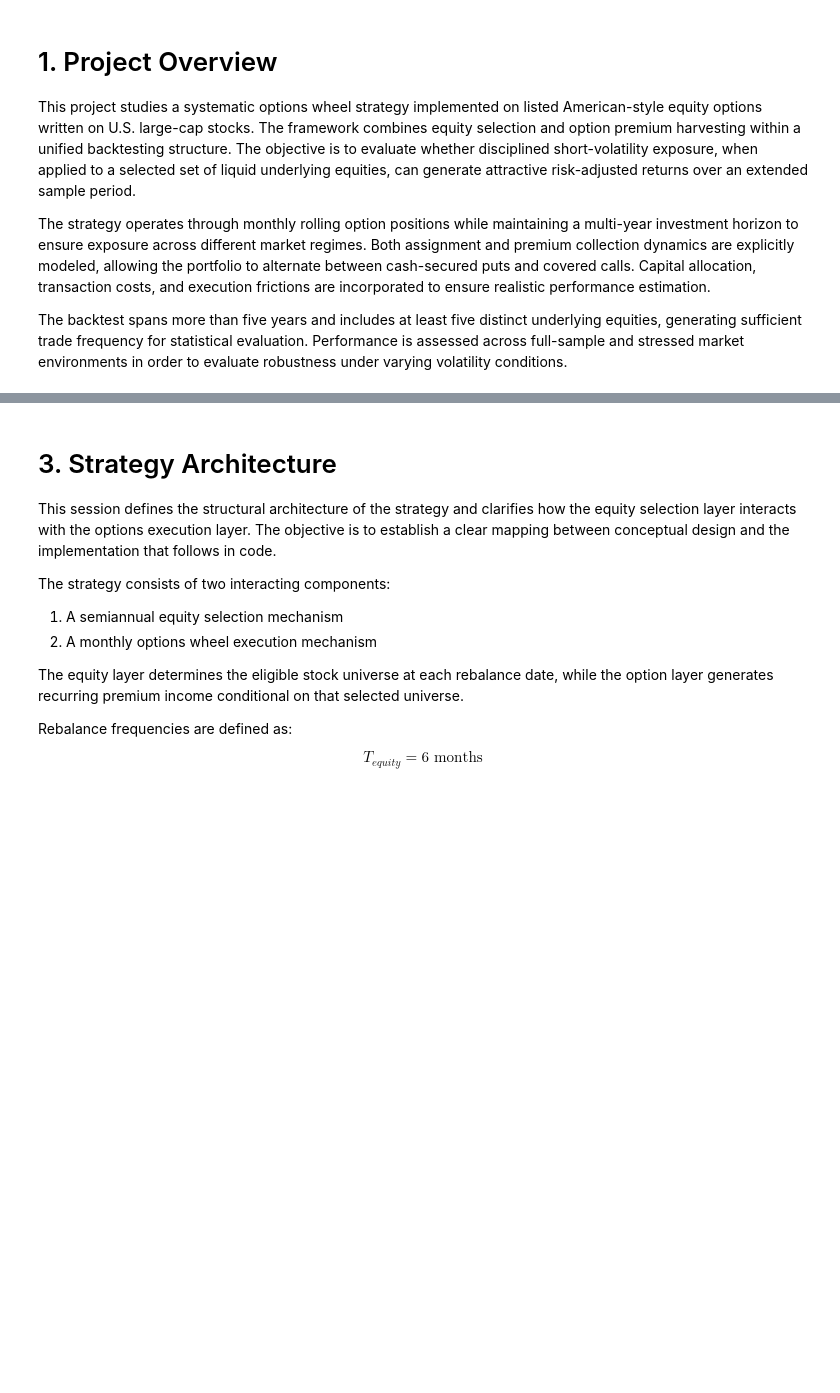
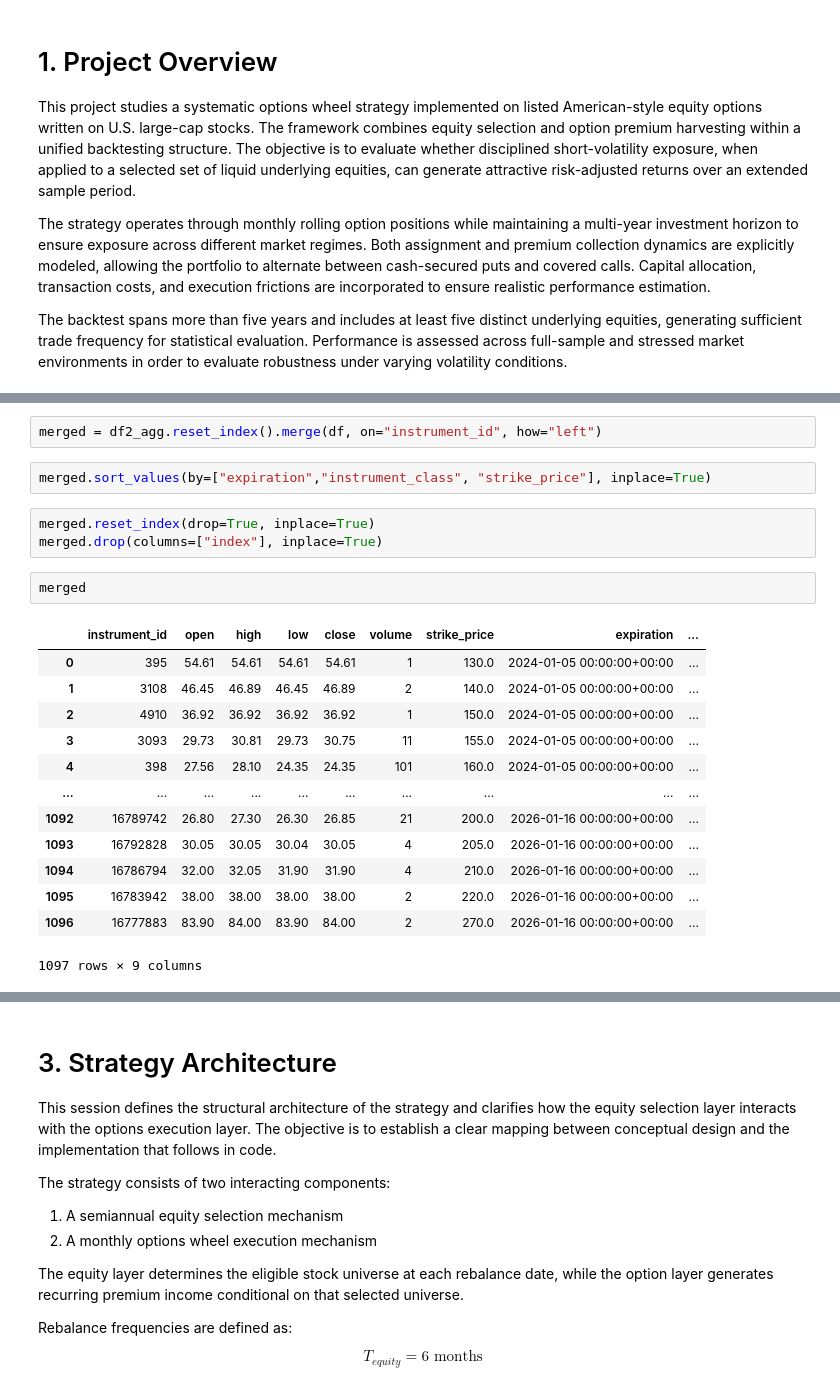
Before and after one commit to lhyxy1109/FINM31500_project, a Jupyter notebook: Project_Draft.ipynb, the cells around one changed output, grey strips where cells are left out. Saved outputs shown, nothing was run; the diff lists cells and outputs as text; blank space fills up the shorter version.

```diff
--- a/Project_Draft.ipynb
+++ b/Project_Draft.ipynb
@@ -86,0 +204,23 @@ This step ensures that the dataset contains sufficient liquidity, consistent mat
+# %%
+merged = df2_agg.reset_index().merge(df, on="instrument_id", how="left")
+# %%
+merged.sort_values(by=["expiration","instrument_class", "strike_price"], inplace=True)
+# %%
+merged.reset_index(drop=True, inplace=True)
+merged.drop(columns=["index"], inplace=True)
+# %%
+merged
+# %% [output]
+|  | instrument_id | open | high | low | close | volume | strike_price | expiration | ... |
+| 0 | 395 | 54.61 | 54.61 | 54.61 | 54.61 | 1 | 130.0 | 2024-01-05 00:00:00+00:00 | ... |
+| 1 | 3108 | 46.45 | 46.89 | 46.45 | 46.89 | 2 | 140.0 | 2024-01-05 00:00:00+00:00 | ... |
+| 2 | 4910 | 36.92 | 36.92 | 36.92 | 36.92 | 1 | 150.0 | 2024-01-05 00:00:00+00:00 | ... |
+| 3 | 3093 | 29.73 | 30.81 | 29.73 | 30.75 | 11 | 155.0 | 2024-01-05 00:00:00+00:00 | ... |
+| 4 | 398 | 27.56 | 28.10 | 24.35 | 24.35 | 101 | 160.0 | 2024-01-05 00:00:00+00:00 | ... |
+| ... | ... | ... | ... | ... | ... | ... | ... | ... | ... |
+| 1092 | 16789742 | 26.80 | 27.30 | 26.30 | 26.85 | 21 | 200.0 | 2026-01-16 00:00:00+00:00 | ... |
+| 1093 | 16792828 | 30.05 | 30.05 | 30.04 | 30.05 | 4 | 205.0 | 2026-01-16 00:00:00+00:00 | ... |
+| 1094 | 16786794 | 32.00 | 32.05 | 31.90 | 31.90 | 4 | 210.0 | 2026-01-16 00:00:00+00:00 | ... |
+| 1095 | 16783942 | 38.00 | 38.00 | 38.00 | 38.00 | 2 | 220.0 | 2026-01-16 00:00:00+00:00 | ... |
+| 1096 | 16777883 | 83.90 | 84.00 | 83.90 | 84.00 | 2 | 270.0 | 2026-01-16 00:00:00+00:00 | ... |
+1097 rows × 9 columns
```
Also changed, not shown: parts of 20 cells of this notebook.
